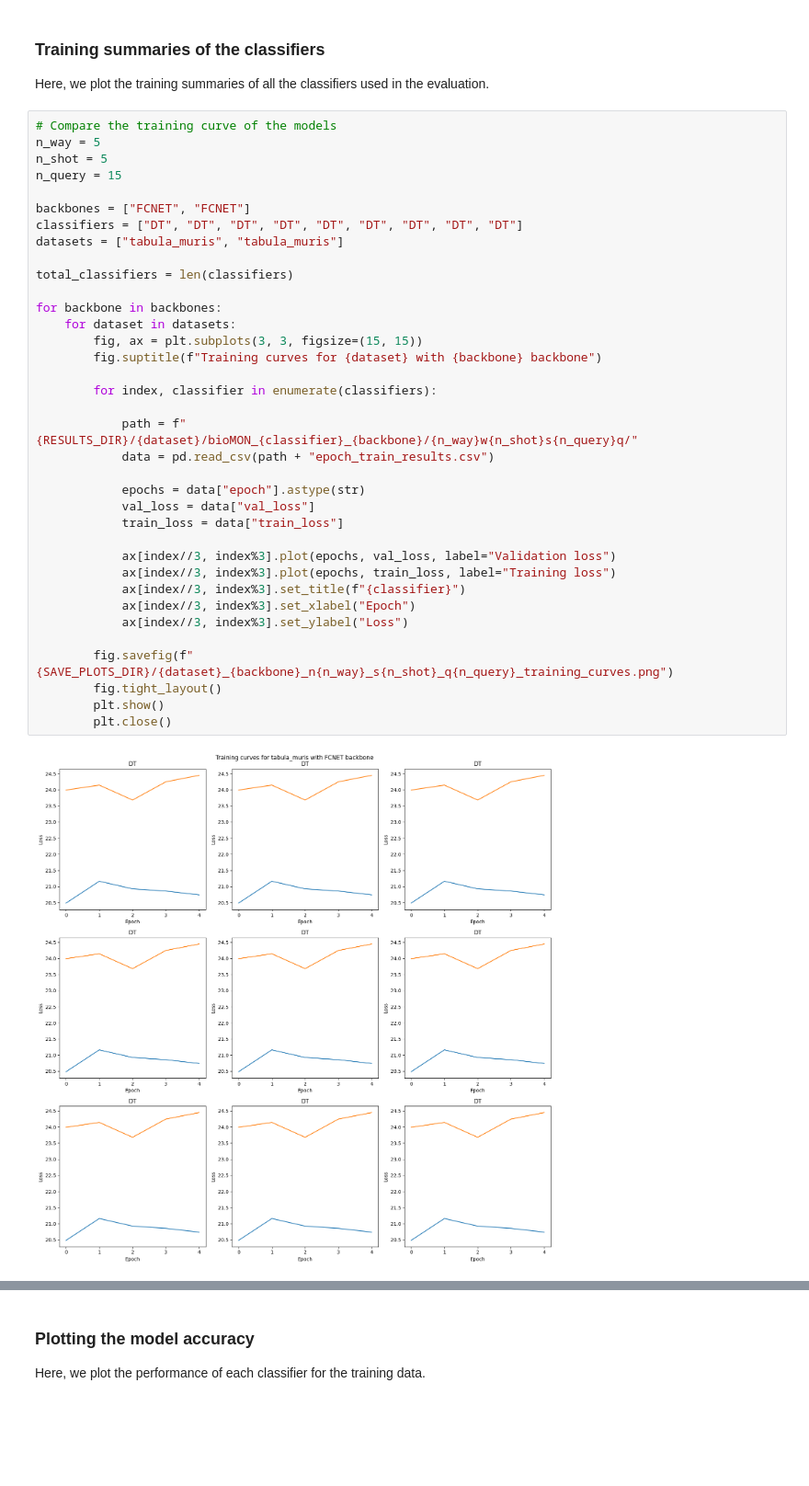
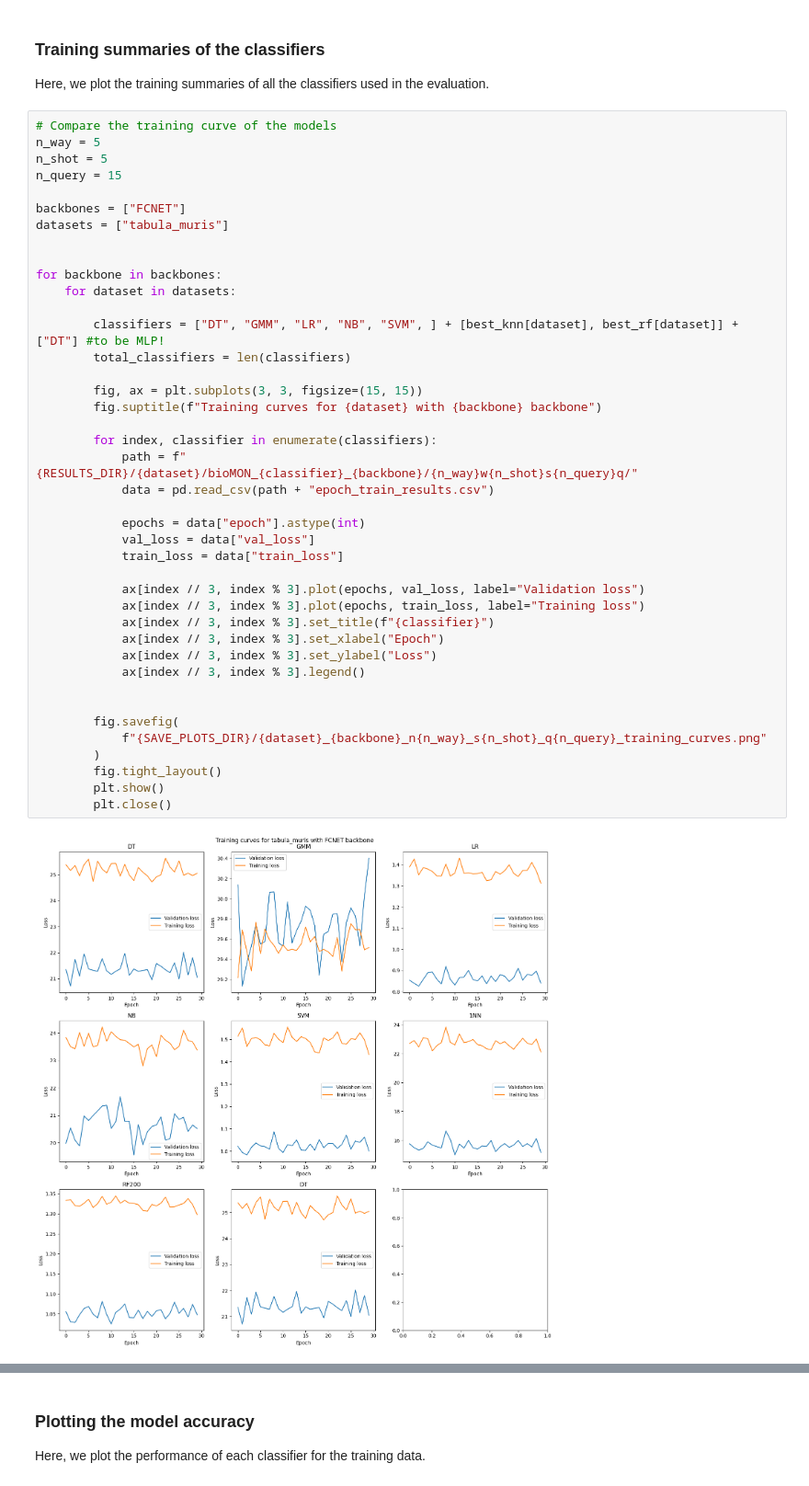
Before and after one commit to MChatzakis/BioMON, a Jupyter notebook: bioMON.ipynb, the cells around one changed output, grey strips where cells are left out. Shown at 92% size. Drawn from its saved outputs; the diff is of its cells as text; blank space fills up the shorter version.

```diff
--- a/bioMON.ipynb
+++ b/bioMON.ipynb
@@ -45,38 +143,43 @@ Here, we plot the training summaries of all the classifiers used in the evaluati
 # %%
 # Compare the training curve of the models
 n_way = 5
 n_shot = 5
 n_query = 15
 
-backbones = ["FCNET", "FCNET"]
-classifiers = ["DT", "DT", "DT", "DT", "DT", "DT", "DT", "DT", "DT"]
-datasets = ["tabula_muris", "tabula_muris"]
+backbones = ["FCNET"]
+datasets = ["tabula_muris"]
 
-total_classifiers = len(classifiers)
 
 for backbone in backbones:
     for dataset in datasets:
+
+        classifiers = ["DT", "GMM", "LR", "NB", "SVM", ] + [best_knn[dataset], best_rf[dataset]] + ["DT"] #to be MLP!
+        total_classifiers = len(classifiers)
+
         fig, ax = plt.subplots(3, 3, figsize=(15, 15))
         fig.suptitle(f"Training curves for {dataset} with {backbone} backbone")
 
         for index, classifier in enumerate(classifiers):
-
             path = f"{RESULTS_DIR}/{dataset}/bioMON_{classifier}_{backbone}/{n_way}w{n_shot}s{n_query}q/"
             data = pd.read_csv(path + "epoch_train_results.csv")
 
-            epochs = data["epoch"].astype(str)
+            epochs = data["epoch"].astype(int)
             val_loss = data["val_loss"]
             train_loss = data["train_loss"]
 
-            ax[index//3, index%3].plot(epochs, val_loss, label="Validation loss")
-            ax[index//3, index%3].plot(epochs, train_loss, label="Training loss")
-            ax[index//3, index%3].set_title(f"{classifier}")
-            ax[index//3, index%3].set_xlabel("Epoch")
-            ax[index//3, index%3].set_ylabel("Loss")
+            ax[index // 3, index % 3].plot(epochs, val_loss, label="Validation loss")
+            ax[index // 3, index % 3].plot(epochs, train_loss, label="Training loss")
+            ax[index // 3, index % 3].set_title(f"{classifier}")
+            ax[index // 3, index % 3].set_xlabel("Epoch")
+            ax[index // 3, index % 3].set_ylabel("Loss")
+            ax[index // 3, index % 3].legend()
 
-        fig.savefig(f"{SAVE_PLOTS_DIR}/{dataset}_{backbone}_n{n_way}_s{n_shot}_q{n_query}_training_curves.png")
+
+        fig.savefig(
+            f"{SAVE_PLOTS_DIR}/{dataset}_{backbone}_n{n_way}_s{n_shot}_q{n_query}_training_curves.png"
+        )
         fig.tight_layout()
         plt.show()
         plt.close()
 # %% [output]
-[figure, old version]
+[figure, new version]
```
Also changed, not shown: parts of 10 cells of this notebook, 7 other files.
